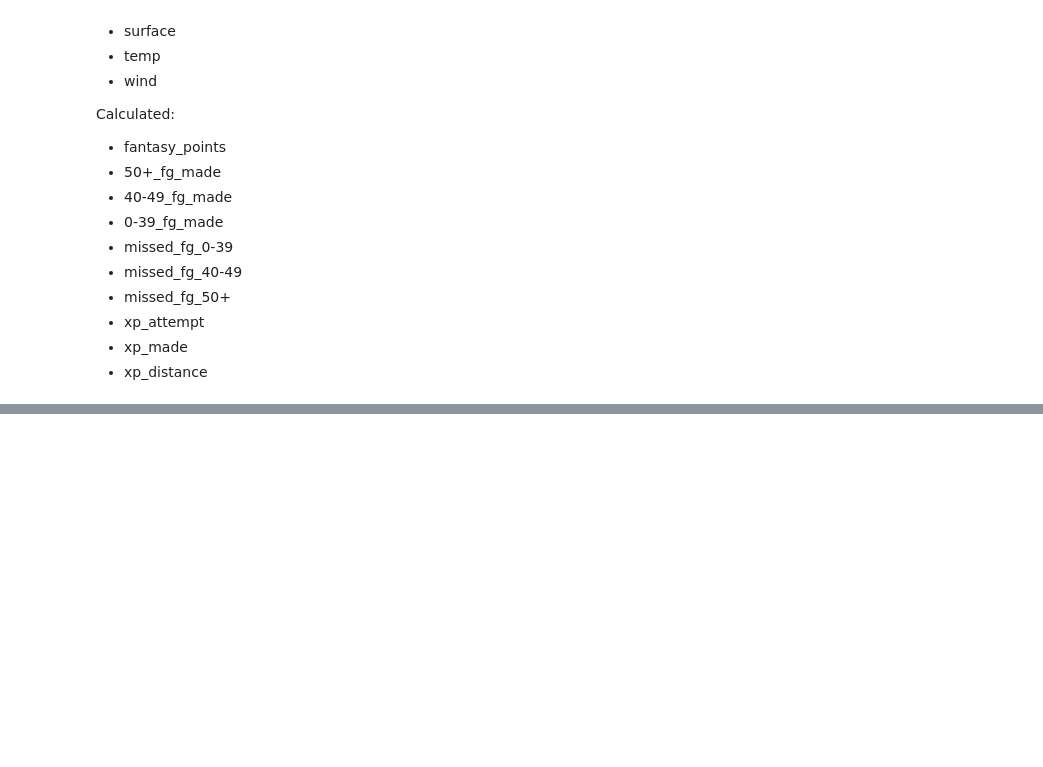
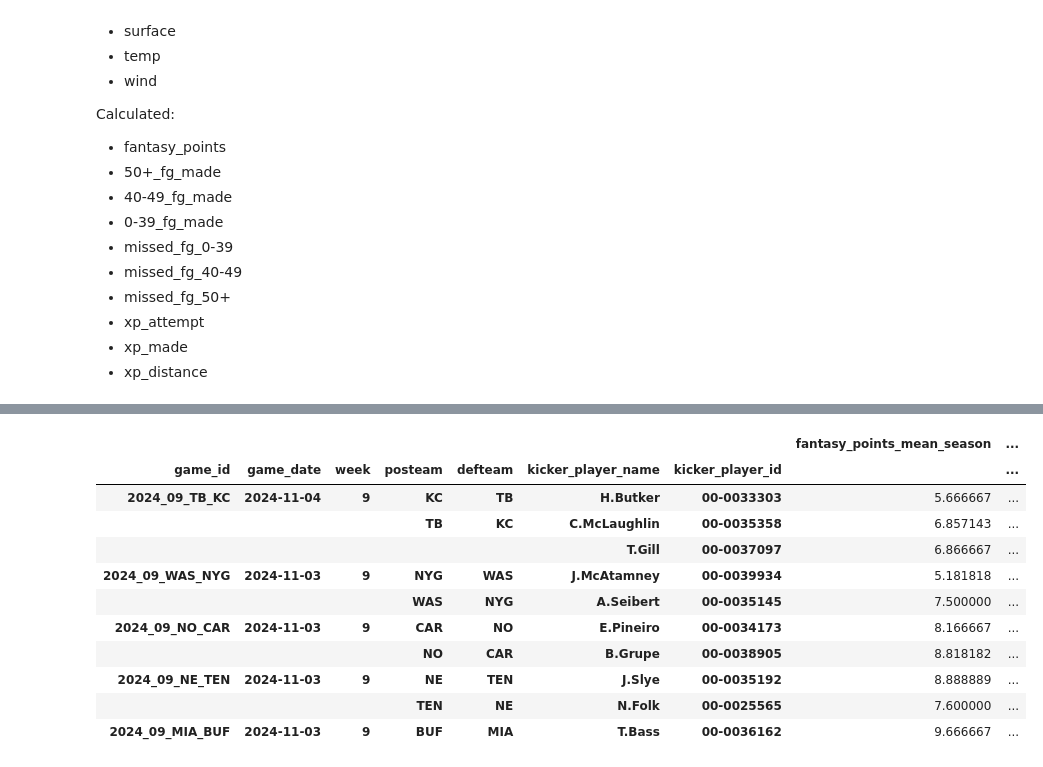
Before and after one commit to cse-6242-t134/nfl-fantasy-prediction-model, a Jupyter notebook: kicker_modeling_v2.ipynb, the cells around one changed output, grey strips where cells are left out. Cells and saved outputs as stored; diff of their text form; code cells hidden in the pictures; blank space fills up the shorter version.

```diff
--- a/kicker_modeling_v2.ipynb
+++ b/kicker_modeling_v2.ipynb
@@ -192,0 +268,2 @@ Calculate # games in season (not quite same as week # -- injuries, byes)
+# %%
+df_kicker_game_level_agg_by_def = df_kicker_game_level.groupby(['defteam']).apply(calc_agg_stats, fields=kicker_fields, career=False)
@@ -192,0 +279,15 @@ Calculate # games in season (not quite same as week # -- injuries, byes)
+# %%
+df_kicker_game_level_agg_by_def.sort_values(by=['game_date', 'game_id'], ascending=False).head(10)
+# %% [output]
+|  |  |  |  |  |  |  | fantasy_points_mean_season | ... |
+| game_id | game_date | week | posteam | defteam | kicker_player_name | kicker_player_id |  | ... |
+| 2024_09_TB_KC | 2024-11-04 | 9 | KC | TB | H.Butker | 00-0033303 | 5.666667 | ... |
+|  |  |  | TB | KC | C.McLaughlin | 00-0035358 | 6.857143 | ... |
+|  |  |  |  |  | T.Gill | 00-0037097 | 6.866667 | ... |
+| 2024_09_WAS_NYG | 2024-11-03 | 9 | NYG | WAS | J.McAtamney | 00-0039934 | 5.181818 | ... |
+|  |  |  | WAS | NYG | A.Seibert | 00-0035145 | 7.500000 | ... |
+| 2024_09_NO_CAR | 2024-11-03 | 9 | CAR | NO | E.Pineiro | 00-0034173 | 8.166667 | ... |
+|  |  |  | NO | CAR | B.Grupe | 00-0038905 | 8.818182 | ... |
+| 2024_09_NE_TEN | 2024-11-03 | 9 | NE | TEN | J.Slye | 00-0035192 | 8.888889 | ... |
+|  |  |  | TEN | NE | N.Folk | 00-0025565 | 7.600000 | ... |
+| 2024_09_MIA_BUF | 2024-11-03 | 9 | BUF | MIA | T.Bass | 00-0036162 | 9.666667 | ... |
```
Also changed, not shown: parts of 18 cells of this notebook.
